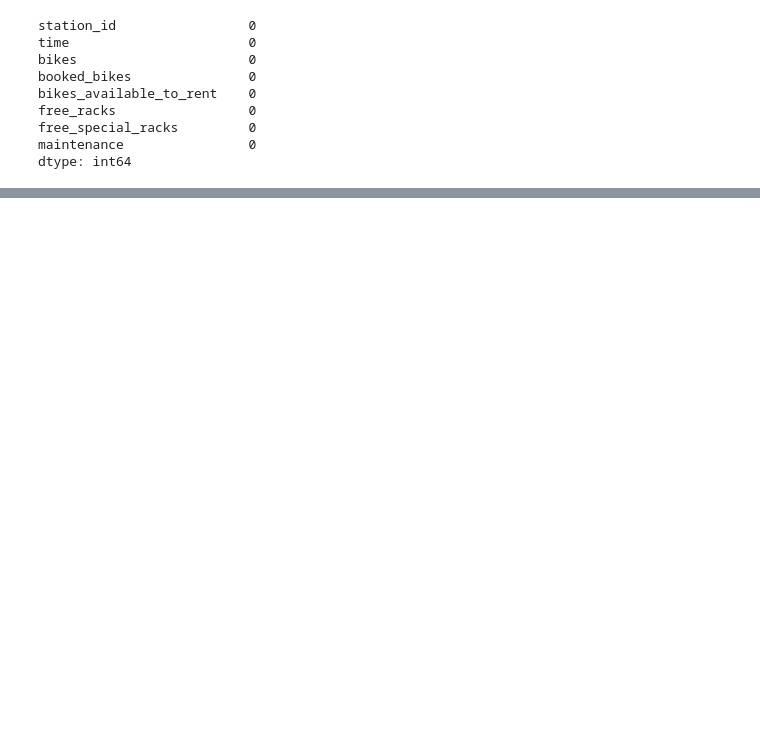
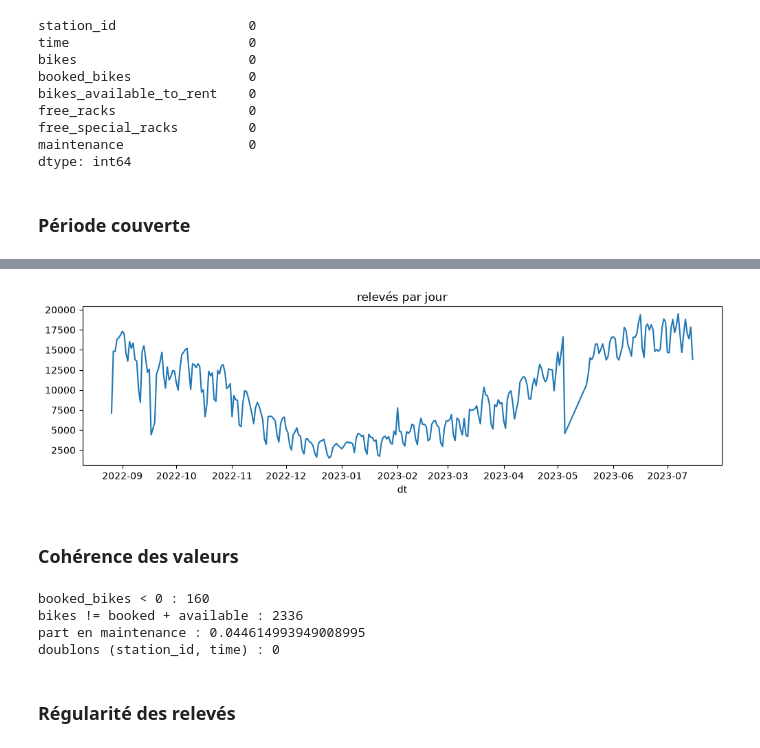
Before and after one commit to Fati349/FML-Challenge, a Jupyter notebook: notebooks/01_exploration.ipynb, the cells around one changed output, grey strips where cells are left out. Cells and saved outputs as stored; diff of their text form; code cells hidden in the pictures; blank space fills up the shorter version.

Commit message:
Fusions, visualiosations et prreprocessing des datasets, il reste quelques interpretations

```diff
--- a/notebooks/01_exploration.ipynb
+++ b/notebooks/01_exploration.ipynb
@@ -612,3 +719,11 @@ free_racks                 0
 free_special_racks         0
 maintenance                0
 dtype: int64
+# %% [markdown]
+### Période couverte
+# %%
+stations_status["dt"] = pd.to_datetime(stations_status["time"], unit="s", utc=True)
+print(stations_status["dt"].min(), "->", stations_status["dt"].max())
+stations_status["dt"].dt.date.value_counts().sort_index().plot(figsize=(12, 3), title="relevés par jour")
+plt.show()
+# %% [output]
@@ -614,0 +731,17 @@ dtype: int64
+[figure, added]
+# %% [markdown]
+### Cohérence des valeurs
+# %%
+print("booked_bikes < 0 :", (stations_status["booked_bikes"] < 0).sum())
+print("bikes != booked + available :",
+      (stations_status["bikes"] != stations_status["booked_bikes"]
+       + stations_status["bikes_available_to_rent"]).sum())
+print("part en maintenance :", stations_status["maintenance"].mean())
+print("doublons (station_id, time) :", stations_status.duplicated(["station_id", "time"]).sum())
+# %% [output]
+booked_bikes < 0 : 160
+bikes != booked + available : 2336
+part en maintenance : 0.044614993949008995
+doublons (station_id, time) : 0
+# %% [markdown]
+### Régularité des relevés
```
Also changed, not shown: parts of 28 cells of this notebook, 2 other files.
